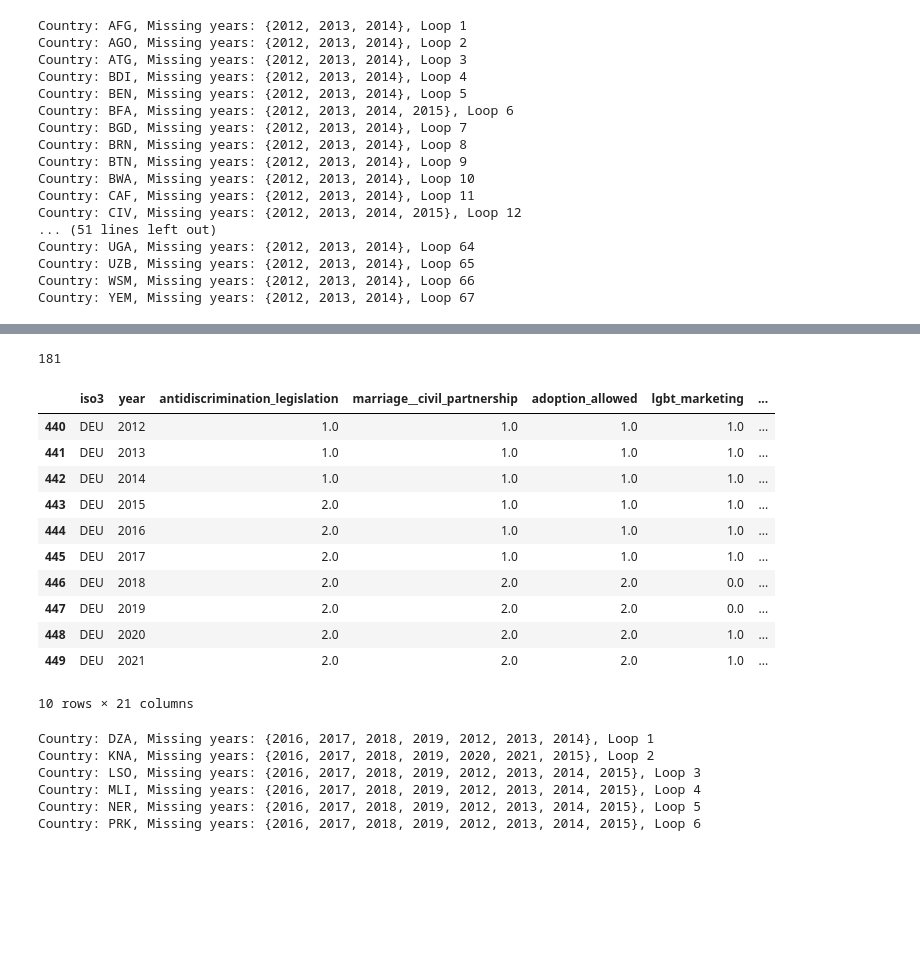
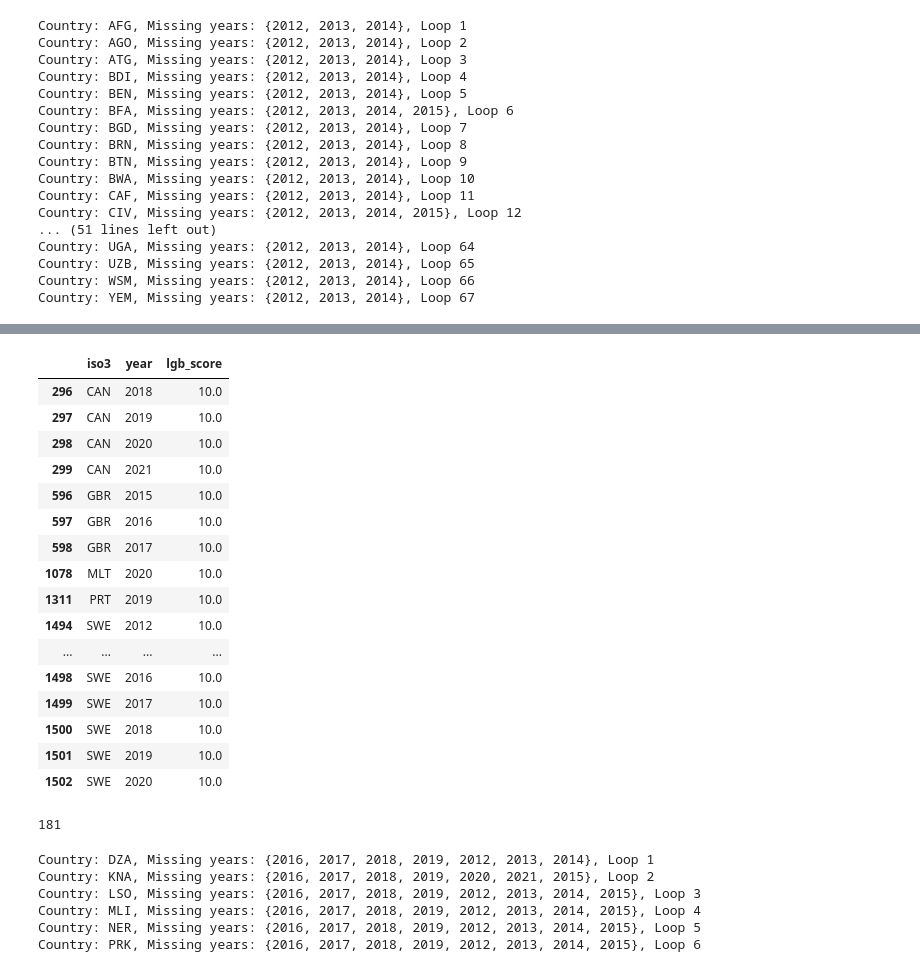
Before and after one commit to capstone-travel-index/better_travel_index, a Jupyter notebook: lgbtq_score.ipynb, the cells around one changed output, grey strips where cells are left out. Saved outputs shown, nothing was run; the diff lists cells and outputs as text; code cells hidden in the pictures; blank space fills up the shorter version.

```diff
--- a/lgbtq_score.ipynb
+++ b/lgbtq_score.ipynb
@@ -257,0 +278,17 @@ plt.show()
+# %%
+from sklearn.preprocessing import MinMaxScaler
+
+# Create the MinMaxScaler object
+scaler = MinMaxScaler(feature_range=(0, 10))
+# Group the DataFrame by year
+grouped_data = df.groupby('year')
+# Apply the MinMax scaling for each year
+df_temp = pd.DataFrame()
+for year, group in grouped_data:
+    scaled_values = scaler.fit_transform(group['lgb_score'].values.reshape(-1, 1))
+    group['lgb_score'] = scaled_values
+    df_temp = df_temp.append(group)
+# Reset the index of the scaled DataFrame
+df_temp.reset_index(drop=True, inplace=True)
+# %%
+df = df_temp.sort_values(by=['iso3', 'year'], ascending=[True, True]).reset_index(drop=True)
@@ -258,3 +301,23 @@ plt.show()
+# %%
+df.query(f"lgb_score == 10")
+# %% [output]
+|  | iso3 | year | lgb_score |
+| 296 | CAN | 2018 | 10.0 |
+| 297 | CAN | 2019 | 10.0 |
+| 298 | CAN | 2020 | 10.0 |
+| 299 | CAN | 2021 | 10.0 |
+| 596 | GBR | 2015 | 10.0 |
+| 597 | GBR | 2016 | 10.0 |
+| 598 | GBR | 2017 | 10.0 |
+| 1078 | MLT | 2020 | 10.0 |
+| 1311 | PRT | 2019 | 10.0 |
+| 1494 | SWE | 2012 | 10.0 |
+| ... | ... | ... | ... |
+| 1498 | SWE | 2016 | 10.0 |
+| 1499 | SWE | 2017 | 10.0 |
+| 1500 | SWE | 2018 | 10.0 |
+| 1501 | SWE | 2019 | 10.0 |
+| 1502 | SWE | 2020 | 10.0 |
 # %%
 df['iso3'].nunique()
 # %% [output]
@@ -267,15 +324,0 @@ df['total'] = scaler.fit_transform(df['sum'].values.reshape(-1, 1))
-# %%
-df[df['iso3'] == 'DEU']
-# %% [output]
-|  | iso3 | year | antidiscrimination_legislation | marriage__civil_partnership | adoption_allowed | lgbt_marketing | ... |
-| 440 | DEU | 2012 | 1.0 | 1.0 | 1.0 | 1.0 | ... |
-| 441 | DEU | 2013 | 1.0 | 1.0 | 1.0 | 1.0 | ... |
-| 442 | DEU | 2014 | 1.0 | 1.0 | 1.0 | 1.0 | ... |
-| 443 | DEU | 2015 | 2.0 | 1.0 | 1.0 | 1.0 | ... |
-| 444 | DEU | 2016 | 2.0 | 1.0 | 1.0 | 1.0 | ... |
-| 445 | DEU | 2017 | 2.0 | 1.0 | 1.0 | 1.0 | ... |
-| 446 | DEU | 2018 | 2.0 | 2.0 | 2.0 | 0.0 | ... |
-| 447 | DEU | 2019 | 2.0 | 2.0 | 2.0 | 0.0 | ... |
-| 448 | DEU | 2020 | 2.0 | 2.0 | 2.0 | 1.0 | ... |
-| 449 | DEU | 2021 | 2.0 | 2.0 | 2.0 | 1.0 | ... |
-10 rows × 21 columns
```
Also changed, not shown: parts of 16 cells of this notebook.
